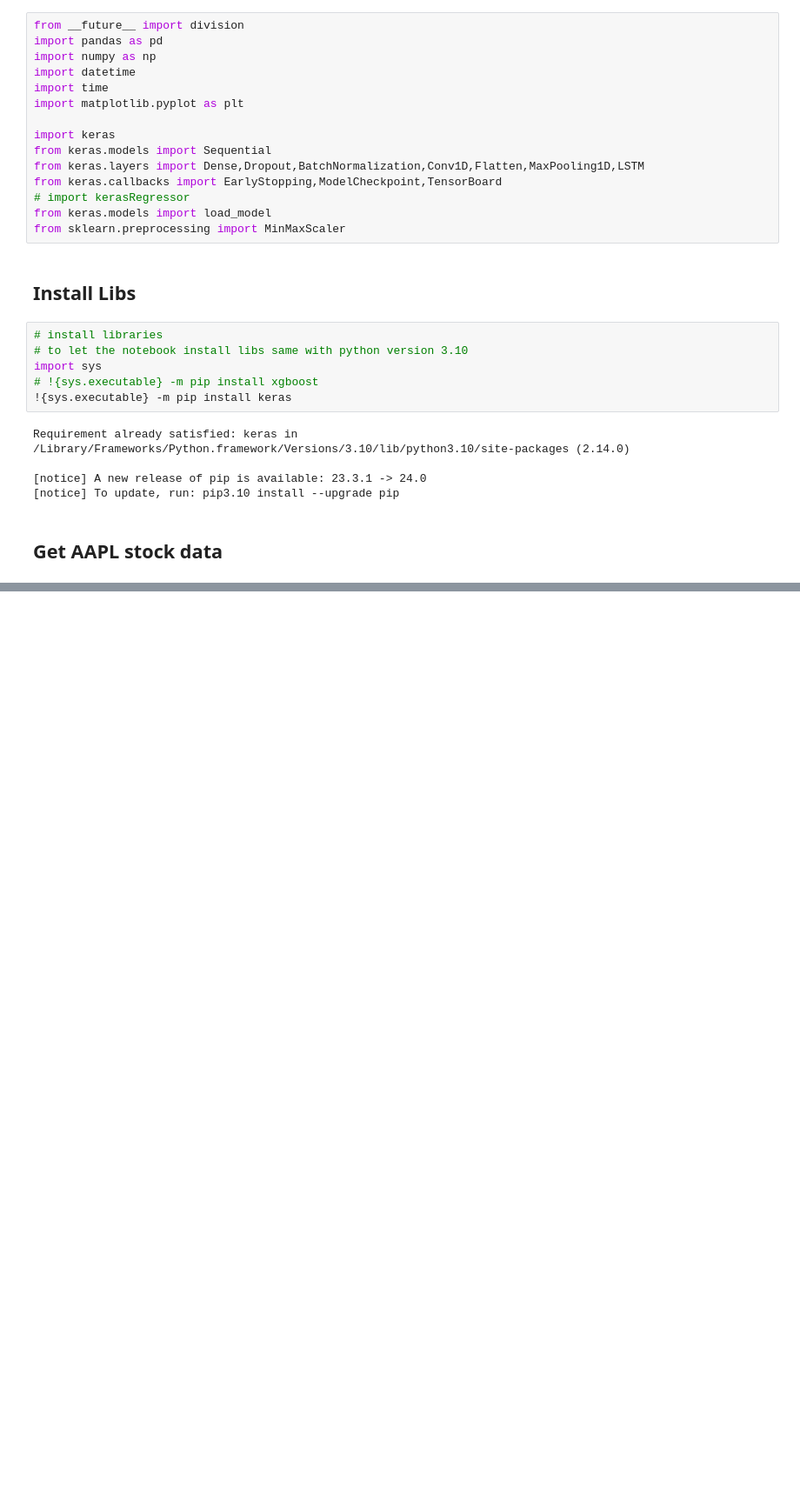
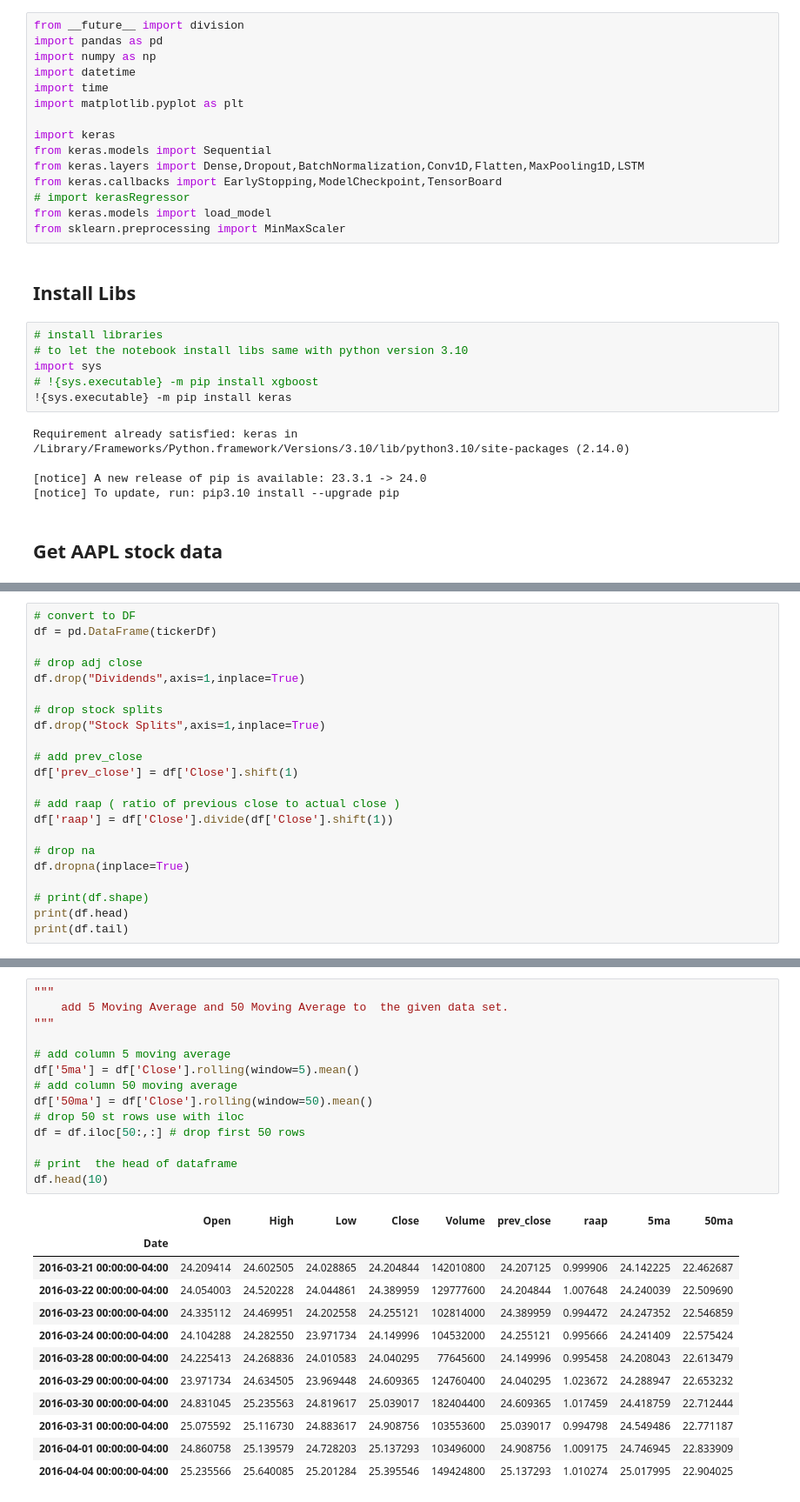
Before and after one commit to theanh97/Keras-using-LSTM-with-Apple-Stock, a Jupyter notebook: main.ipynb, the cells around one changed output, grey strips where cells are left out. Shown: that part at 87% size. Cells and saved outputs as stored; diff of their text form; blank space fills up the shorter version.

```diff
--- a/main.ipynb
+++ b/main.ipynb
@@ -54,0 +46,22 @@ print(df.shape)
+# %%
+# convert to DF
+df = pd.DataFrame(tickerDf)
+
+# drop adj close
+df.drop("Dividends",axis=1,inplace=True)
+
+# drop stock splits
+df.drop("Stock Splits",axis=1,inplace=True)
+
+# add prev_close
+df['prev_close'] = df['Close'].shift(1)
+
+# add raap ( ratio of previous close to actual close )
+df['raap'] = df['Close'].divide(df['Close'].shift(1))
+
+# drop na
+df.dropna(inplace=True)
+
+# print(df.shape)
+print(df.head)
+print(df.tail)
@@ -54,0 +86,27 @@ print(df.shape)
+# %%
+"""
+    add 5 Moving Average and 50 Moving Average to  the given data set.
+"""
+
+# add column 5 moving average
+df['5ma'] = df['Close'].rolling(window=5).mean()
+# add column 50 moving average
+df['50ma'] = df['Close'].rolling(window=50).mean()
+# drop 50 st rows use with iloc
+df = df.iloc[50:,:] # drop first 50 rows
+
+# print  the head of dataframe
+df.head(10)
+# %% [output]
+|  | Open | High | Low | Close | Volume | prev_close | raap | 5ma | 50ma |
+| Date |  |  |  |  |  |  |  |  |  |
+| 2016-03-21 00:00:00-04:00 | 24.209414 | 24.602505 | 24.028865 | 24.204844 | 142010800 | 24.207125 | 0.999906 | 24.142225 | 22.462687 |
+| 2016-03-22 00:00:00-04:00 | 24.054003 | 24.520228 | 24.044861 | 24.389959 | 129777600 | 24.204844 | 1.007648 | 24.240039 | 22.509690 |
+| 2016-03-23 00:00:00-04:00 | 24.335112 | 24.469951 | 24.202558 | 24.255121 | 102814000 | 24.389959 | 0.994472 | 24.247352 | 22.546859 |
+| 2016-03-24 00:00:00-04:00 | 24.104288 | 24.282550 | 23.971734 | 24.149996 | 104532000 | 24.255121 | 0.995666 | 24.241409 | 22.575424 |
+| 2016-03-28 00:00:00-04:00 | 24.225413 | 24.268836 | 24.010583 | 24.040295 | 77645600 | 24.149996 | 0.995458 | 24.208043 | 22.613479 |
+| 2016-03-29 00:00:00-04:00 | 23.971734 | 24.634505 | 23.969448 | 24.609365 | 124760400 | 24.040295 | 1.023672 | 24.288947 | 22.653232 |
+| 2016-03-30 00:00:00-04:00 | 24.831045 | 25.235563 | 24.819617 | 25.039017 | 182404400 | 24.609365 | 1.017459 | 24.418759 | 22.712444 |
+| 2016-03-31 00:00:00-04:00 | 25.075592 | 25.116730 | 24.883617 | 24.908756 | 103553600 | 25.039017 | 0.994798 | 24.549486 | 22.771187 |
+| 2016-04-01 00:00:00-04:00 | 24.860758 | 25.139579 | 24.728203 | 25.137293 | 103496000 | 24.908756 | 1.009175 | 24.746945 | 22.833909 |
+| 2016-04-04 00:00:00-04:00 | 25.235566 | 25.640085 | 25.201284 | 25.395546 | 149424800 | 25.137293 | 1.010274 | 25.017995 | 22.904025 |
```
Also changed, not shown: parts of 12 cells of this notebook.
